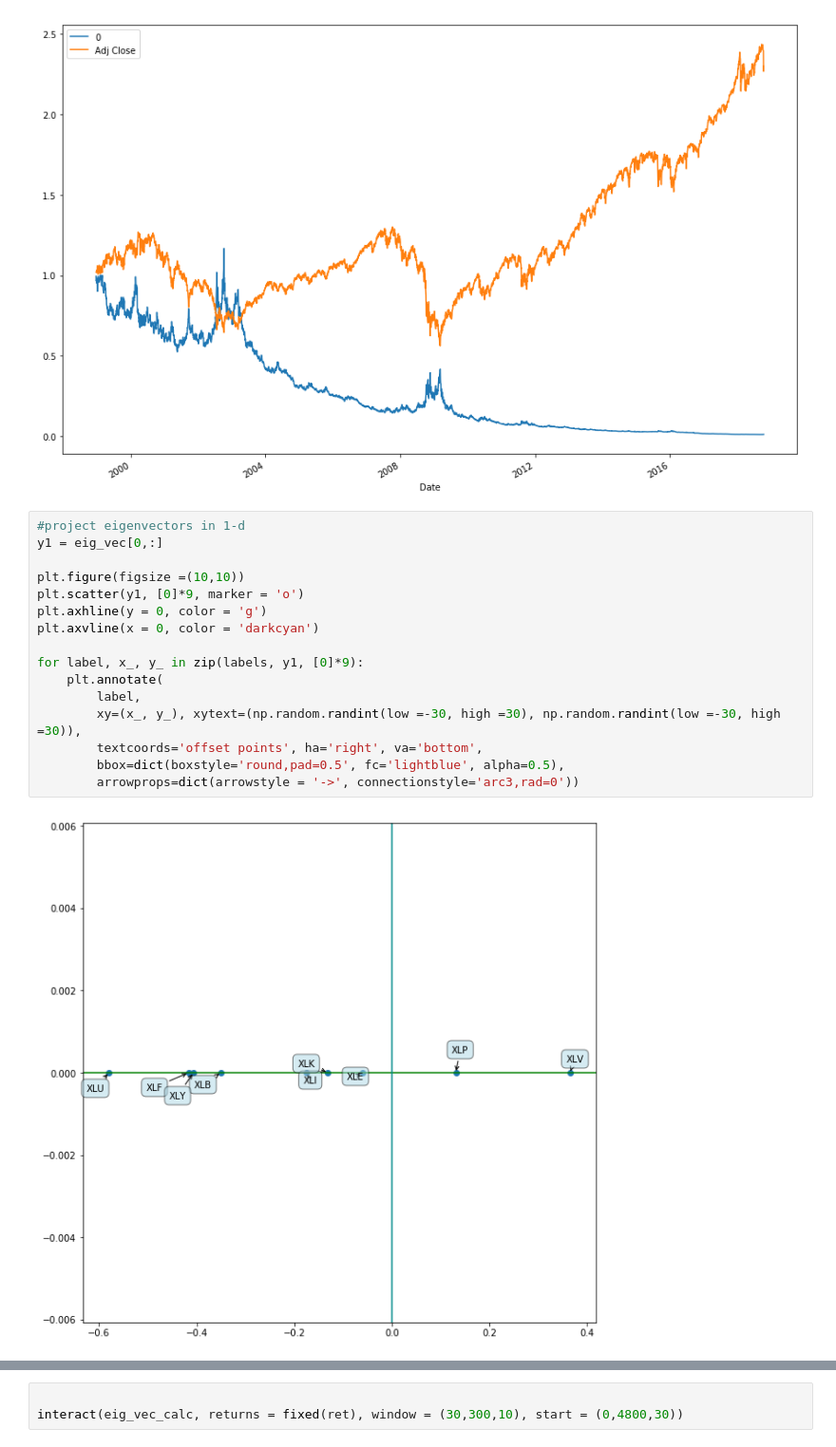
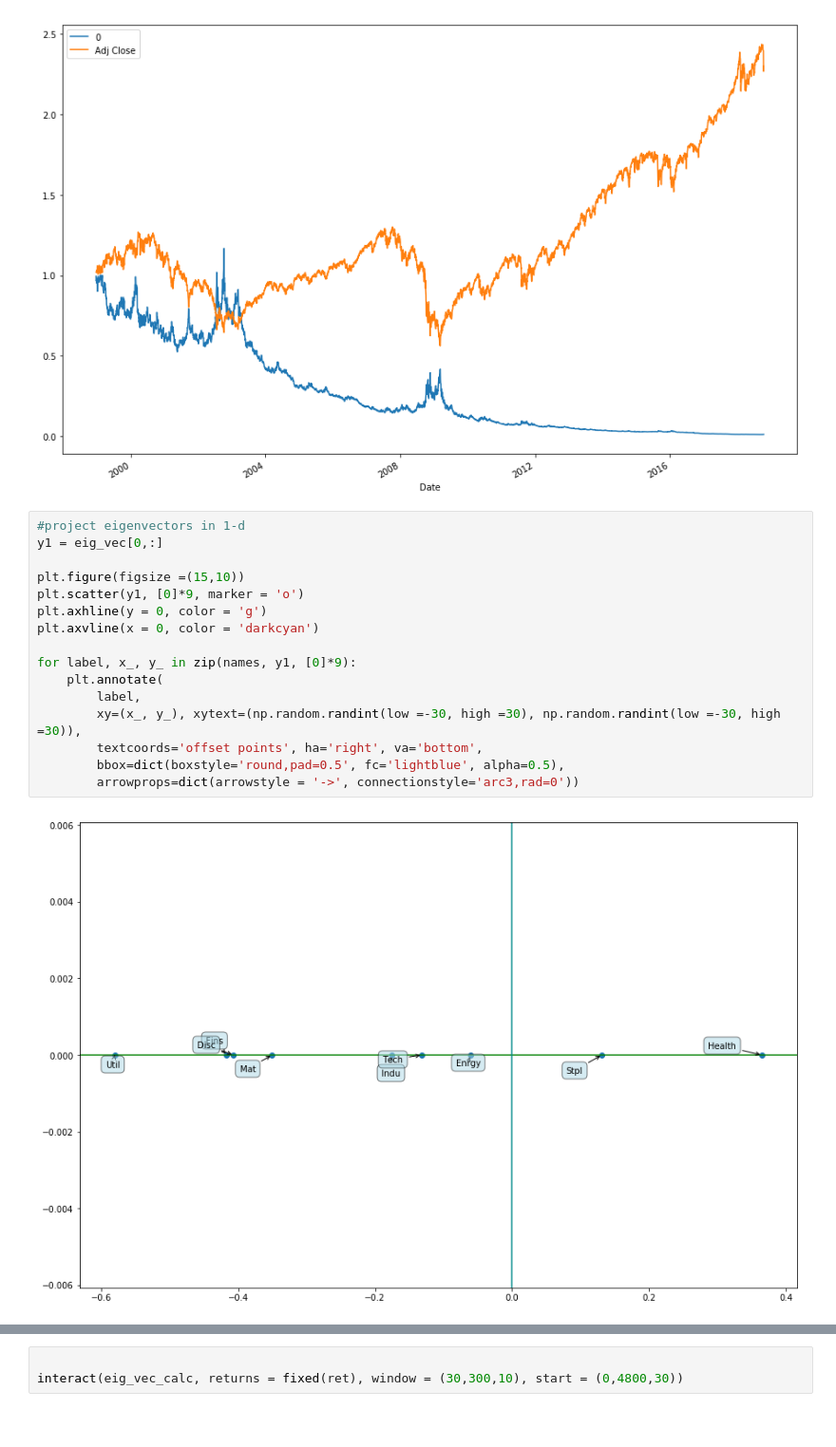
Before and after one commit to cshannonn/PCA, a Jupyter notebook: PCA_np.ipynb, the cells around one changed output, grey strips where cells are left out. Shown at 95% size. Saved outputs shown, nothing was run; the diff lists cells and outputs as text; blank space fills up the shorter version.

Commit message:
switch from symbols to names

```diff
--- a/PCA_np.ipynb
+++ b/PCA_np.ipynb
@@ -115,21 +104,21 @@ df_comp.index = df_spx_ret.index
 # %%
 #project eigenvectors in 1-d
 y1 = eig_vec[0,:]
 
-plt.figure(figsize =(10,10))
+plt.figure(figsize =(15,10))
 plt.scatter(y1, [0]*9, marker = 'o')
 plt.axhline(y = 0, color = 'g')
 plt.axvline(x = 0, color = 'darkcyan')
 
-for label, x_, y_ in zip(labels, y1, [0]*9):
+for label, x_, y_ in zip(names, y1, [0]*9):
     plt.annotate(
         label,
         xy=(x_, y_), xytext=(np.random.randint(low =-30, high =30), np.random.randint(low =-30, high =30)),
         textcoords='offset points', ha='right', va='bottom',
         bbox=dict(boxstyle='round,pad=0.5', fc='lightblue', alpha=0.5),
         arrowprops=dict(arrowstyle = '->', connectionstyle='arc3,rad=0'))
 # %% [output]
-[figure, old version]
+[figure, new version]
 # %%
 #project eigenvectors in 2-d
 y1 = eig_vec[0,:]
```
Also changed, not shown: parts of 4 cells of this notebook.
